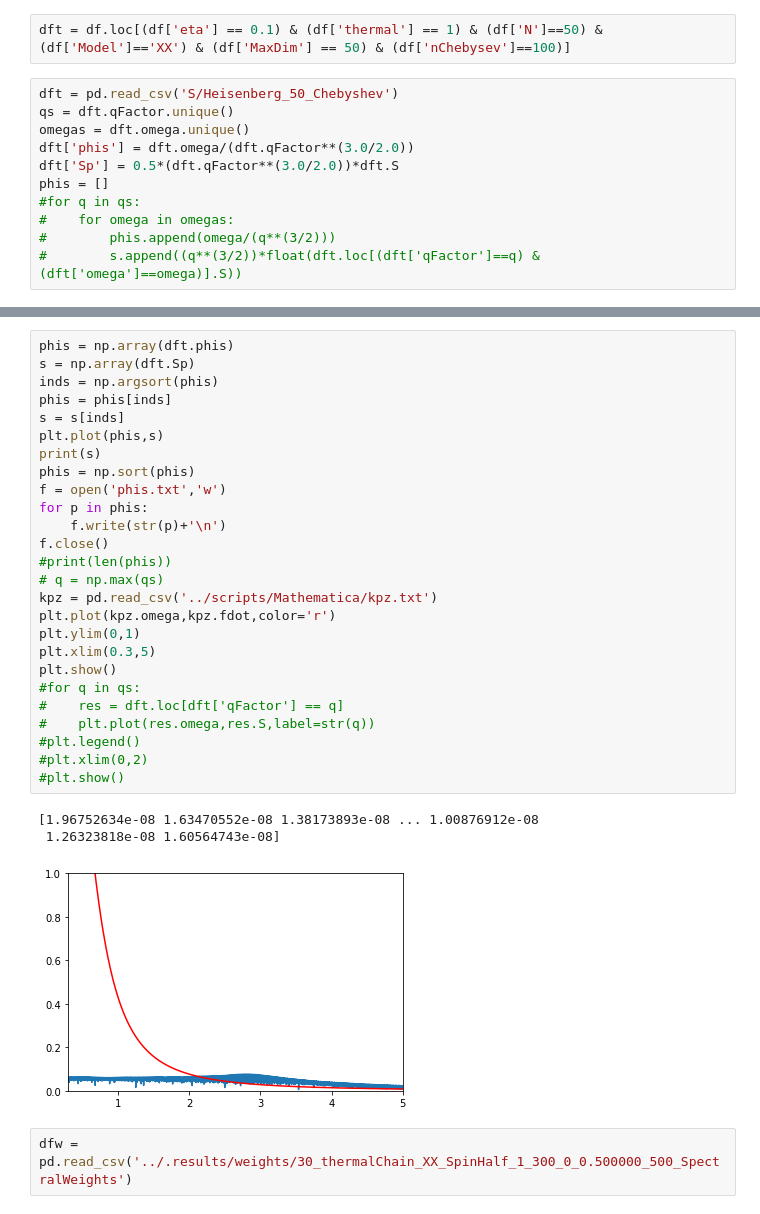
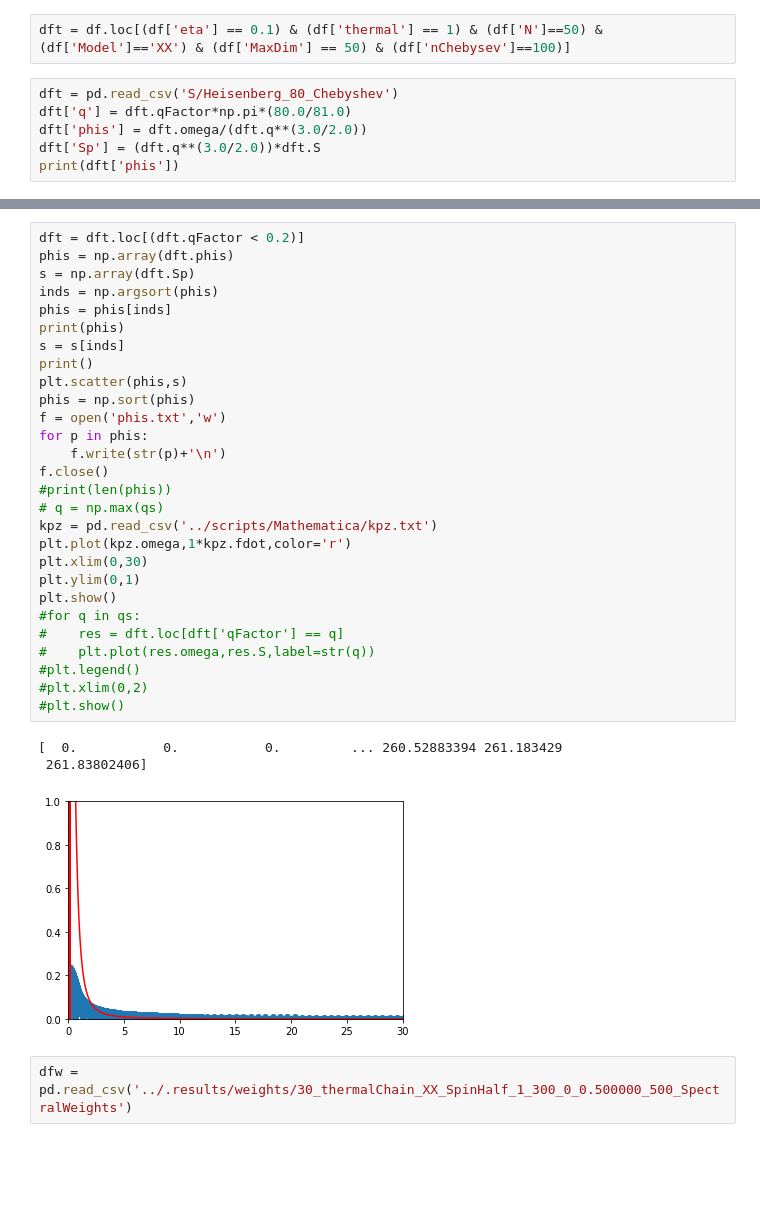
Before and after one commit to n-e-sherman/mps, a Jupyter notebook: jupyter/Untitled.ipynb, the cells around one changed output, grey strips where cells are left out. Cells and saved outputs as stored; diff of their text form; blank space fills up the shorter version.

```diff
--- a/jupyter/Untitled.ipynb
+++ b/jupyter/Untitled.ipynb
@@ -70,13 +100,8 @@ for i,f in enumerate(os.listdir("../.results/broadening/")):
 # %%
 dft = df.loc[(df['eta'] == 0.1) & (df['thermal'] == 1) & (df['N']==50) & (df['Model']=='XX') & (df['MaxDim'] == 50) & (df['nChebysev']==100)]
 # %%
-dft = pd.read_csv('S/Heisenberg_50_Chebyshev')
-qs = dft.qFactor.unique()
-omegas = dft.omega.unique()
-dft['phis'] = dft.omega/(dft.qFactor**(3.0/2.0))
-dft['Sp'] = 0.5*(dft.qFactor**(3.0/2.0))*dft.S
-phis = []
-#for q in qs:
-#    for omega in omegas:
-#        phis.append(omega/(q**(3/2)))
-#        s.append((q**(3/2))*float(dft.loc[(dft['qFactor']==q) & (dft['omega']==omega)].S))
+dft = pd.read_csv('S/Heisenberg_80_Chebyshev')
+dft['q'] = dft.qFactor*np.pi*(80.0/81.0)
+dft['phis'] = dft.omega/(dft.q**(3.0/2.0))
+dft['Sp'] = (dft.q**(3.0/2.0))*dft.S
+print(dft['phis'])
@@ -83,33 +165,35 @@ phis = []
 # %%
+dft = dft.loc[(dft.qFactor < 0.2)]
 phis = np.array(dft.phis)
 s = np.array(dft.Sp)
 inds = np.argsort(phis)
 phis = phis[inds]
+print(phis)
 s = s[inds]
-plt.plot(phis,s)
-print(s)
+print()
+plt.scatter(phis,s)
 phis = np.sort(phis)
 f = open('phis.txt','w')
 for p in phis:
     f.write(str(p)+'\n')
 f.close()
 #print(len(phis))
 # q = np.max(qs)
 kpz = pd.read_csv('../scripts/Mathematica/kpz.txt')
-plt.plot(kpz.omega,kpz.fdot,color='r')
+plt.plot(kpz.omega,1*kpz.fdot,color='r')
+plt.xlim(0,30)
 plt.ylim(0,1)
-plt.xlim(0.3,5)
 plt.show()
 #for q in qs:
 #    res = dft.loc[dft['qFactor'] == q]
 #    plt.plot(res.omega,res.S,label=str(q))
 #plt.legend()
 #plt.xlim(0,2)
 #plt.show()
 # %% [output]
-[1.96752634e-08 1.63470552e-08 1.38173893e-08 ... 1.00876912e-08
- 1.26323818e-08 1.60564743e-08]
+[  0.           0.           0.         ... 260.52883394 261.183429
+ 261.83802406]
-[figure, old version]
+[figure, new version]
 # %%
 dfw = pd.read_csv('../.results/weights/30_thermalChain_XX_SpinHalf_1_300_0_0.500000_500_SpectralWeights')
 # %% [output]
```
Also changed, not shown: parts of 9 cells of this notebook, 7 other files.
